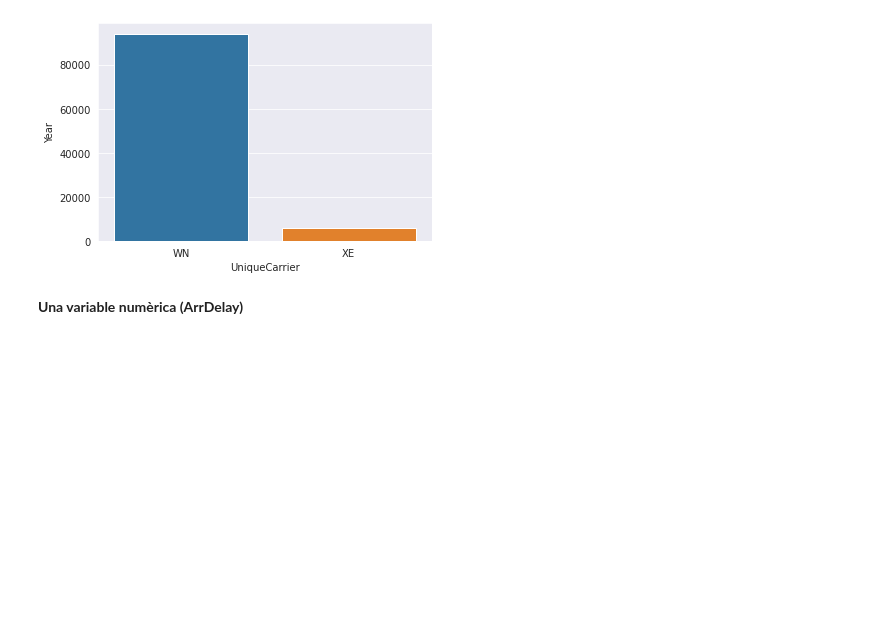
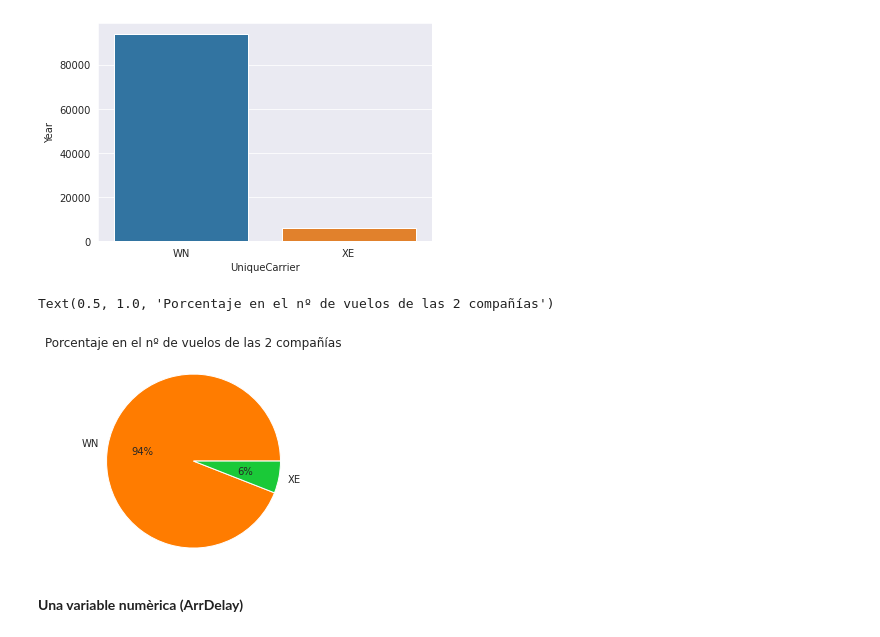
Before and after one commit to JMML2021/0301_visualitzaci-_explorat-ria, a Jupyter notebook: S03_T01_Visualització_gràfica_d'un_dataset.ipynb, the cells around one changed output. Saved outputs shown, nothing was run; the diff lists cells and outputs as text; code cells hidden in the pictures; blank space fills up the shorter version.

```diff
--- a/S03_T01_Visualització_gràfica_d'un_dataset.ipynb
+++ b/S03_T01_Visualització_gràfica_d'un_dataset.ipynb
@@ -85,6 +90,16 @@ sns.barplot(x = "UniqueCarrier", y = "Year", data = df2)
 plt.show()
 # %% [output]
 [figure]
+# %%
+#define Seaborn color palette to use
+
+colors = sns.color_palette('bright')[1:5]
+
+plt.pie(df2.Year, labels= df2.UniqueCarrier , autopct='%.0f%%', colors=colors )
+plt.title('Porcentaje en el nº de vuelos de las 2 compañías')
+# %% [output]
+Text(0.5, 1.0, 'Porcentaje en el nº de vuelos de las 2 compañías')
+[figure, added]
 # %% [markdown]
 
 **Una variable numèrica (ArrDelay)**
```
Also changed, not shown: parts of 11 cells of this notebook.
